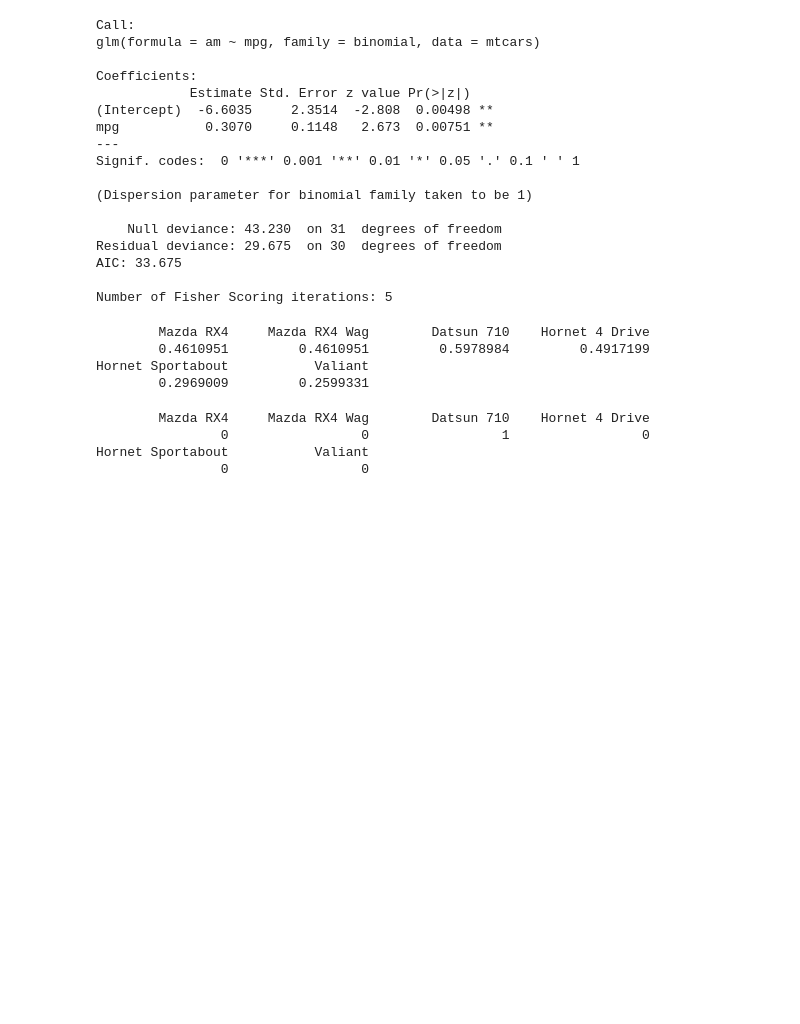
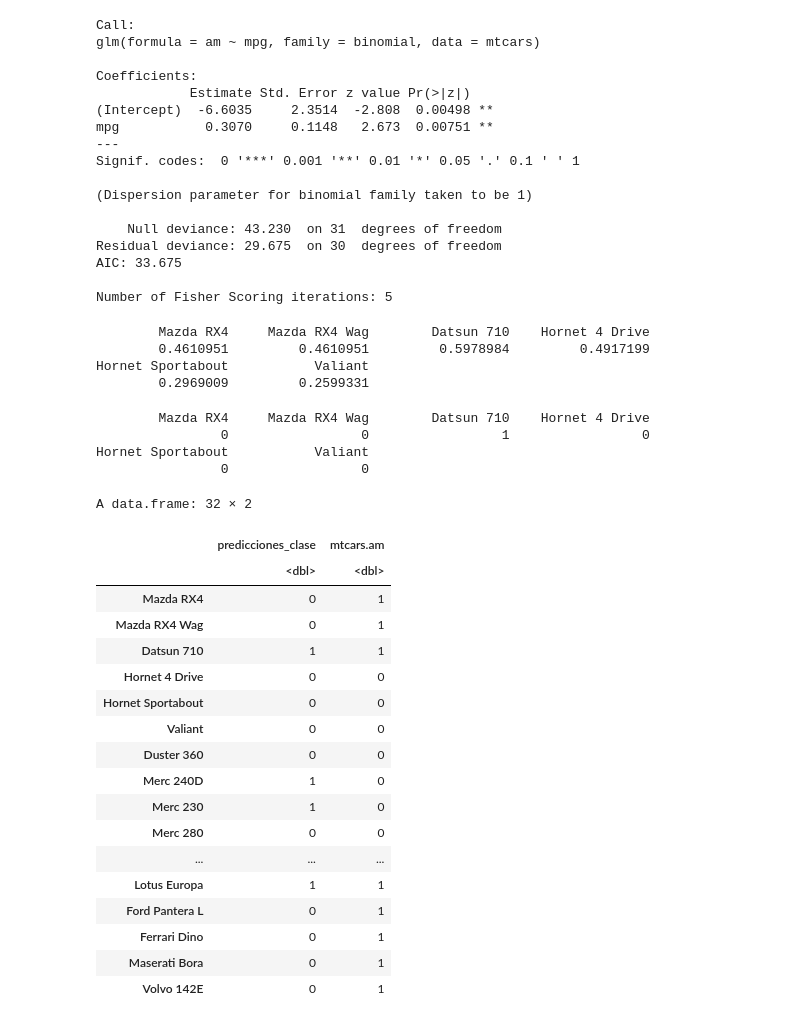
Before and after one commit to Fabimath/mat266_taller, a Jupyter notebook: clase5.ipynb, the cells around one changed output. Saved outputs shown, nothing was run; the diff lists cells and outputs as text; code cells hidden in the pictures; blank space fills up the shorter version.

```diff
--- a/clase5.ipynb
+++ b/clase5.ipynb
@@ -255,3 +255,25 @@ head(predicciones_clase)
                 0                 0                 1                 0
 Hornet Sportabout           Valiant
                 0                 0
+# %%
+data.frame(predicciones_clase,mtcars$am)
+# %% [output]
+A data.frame: 32 × 2
+|  | predicciones_clase | mtcars.am |
+|  | <dbl> | <dbl> |
+| Mazda RX4 | 0 | 1 |
+| Mazda RX4 Wag | 0 | 1 |
+| Datsun 710 | 1 | 1 |
+| Hornet 4 Drive | 0 | 0 |
+| Hornet Sportabout | 0 | 0 |
+| Valiant | 0 | 0 |
+| Duster 360 | 0 | 0 |
+| Merc 240D | 1 | 0 |
+| Merc 230 | 1 | 0 |
+| Merc 280 | 0 | 0 |
+| ... | ... | ... |
+| Lotus Europa | 1 | 1 |
+| Ford Pantera L | 0 | 1 |
+| Ferrari Dino | 0 | 1 |
+| Maserati Bora | 0 | 1 |
+| Volvo 142E | 0 | 1 |
```
Also changed, not shown: parts of 3 cells of this notebook, 1 other file.
